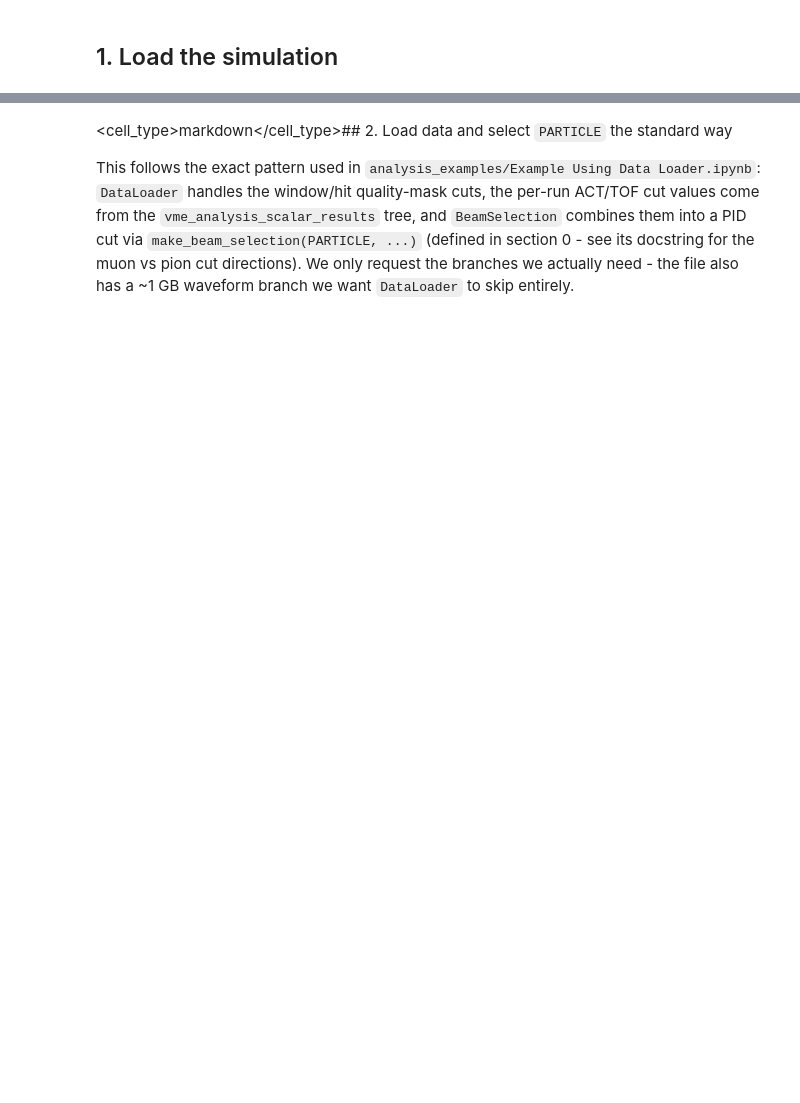
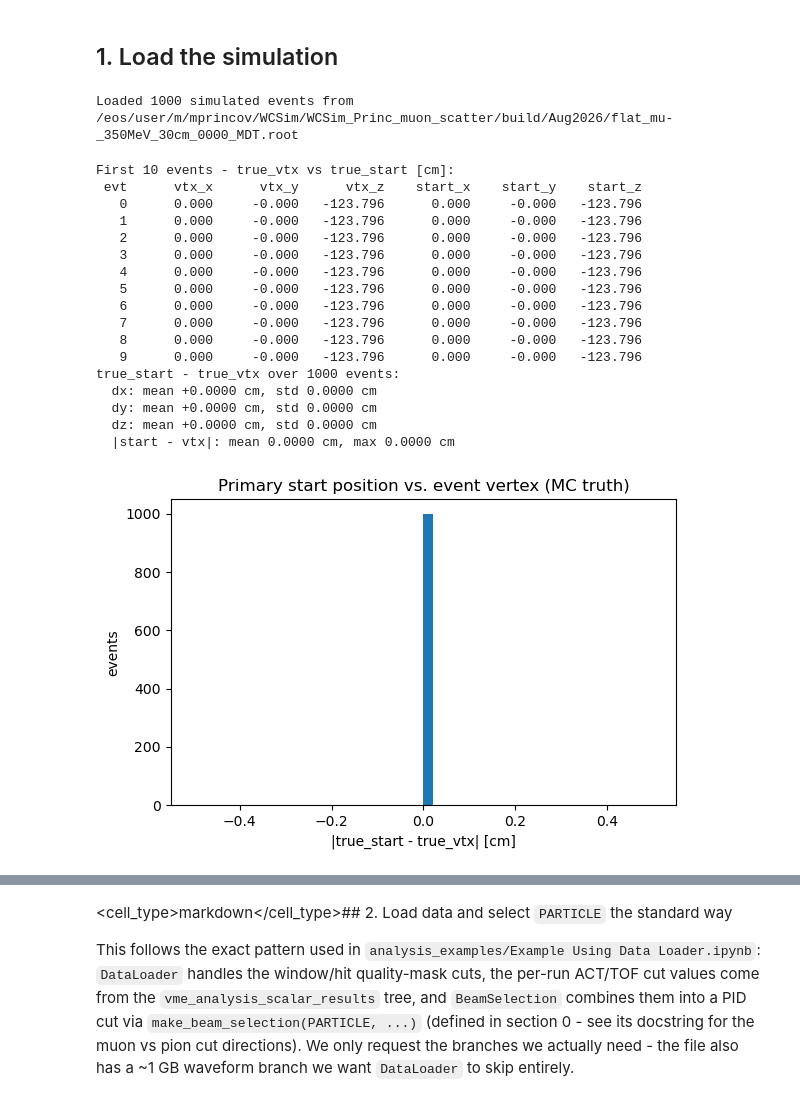
Before and after one commit to Acraplet/WCSim-data-format, a Jupyter notebook: examples/compare_sim_data.ipynb, the cells around one changed output, grey strips where cells are left out. Drawn from its saved outputs; the diff is of its cells as text; code cells hidden in the pictures; blank space fills up the shorter version.

Commit message:
comprasion of vertex and starting position

```diff
--- a/examples/compare_sim_data.ipynb
+++ b/examples/compare_sim_data.ipynb
@@ -37,20 +37,24 @@ from analysis_tools import DataLoader, BeamSelection, print_cherenkov_thresholds
 # Selected identically in the MC (by |true_pdg|) and in data (by the standard
 # BeamSelection ACT/TOF cuts for this species) - see the PARTICLE_PDG /
 # make_beam_selection cell right below for how each species is defined.
-PARTICLE = "pion"   # "muon" | "pion"
+PARTICLE = "muon"   # "muon" | "pion"
 
 # --- file paths: edit these for your own comparison ---
 # WCSim flattened simulation (flatten_wcsim.C output) - pick the file matching PARTICLE
 # SIM_FILE = "/eos/user/a/acraplet/WCSim/data/wcsim_wCDS_pi-_Beam_293MeV_5cm_0000_flat.root"
 #SIM_FILE = "/eos/user/a/acraplet/WCSim/data/wcsim_wCDS_mu-_Beam_318MeV_5cm_0000_MDT_flat.root"
 # SIM_FILE = "/eos/user/a/acraplet/WCSim/data/wcsim_wCDS_pi-_Beam_293MeV_5cm_0000_MDT_flat.root"
-SIM_FILE = "/eos/experiment/wcte/user_data/acraplet/forMarie/WCSimWorkshopData/pi-/pi-_410MeVc_flat.root"
+#SIM_FILE = "/eos/experiment/wcte/user_data/acraplet/forMarie/WCSimWorkshopData/mu-/mu-_410MeVc_flat.root"
+#SIM_FILE = "/eos/user/m/mprincov/WCSim/WCSim_Princ_muon_scatter/build/flat_mu-_350MeV_30cm_0000.root"
+SIM_FILE = "/eos/user/m/mprincov/WCSim/WCSim_Princ_muon_scatter/build/Aug2026/flat_mu-_350MeV_30cm_0000_MDT.root"
 # SIM_FILE = "/eos/user/a/acraplet/WCSim/data/wcsim_wCDS_pi-_Beam_293MeV_5cm_0000_flat.root"
-DATA_FILE = "/eos/user/a/acraplet/WCSim/Analysis/data/WCTE_merged_production_R1419.root"
+
+DATA_FILE = "/eos/experiment/wcte/data/2025_commissioning/processed_offline_data/production_v1_1/1490/WCTE_merged_production_R1490.root"
+# DATA_FILE = "/eos/user/a/acraplet/WCSim/Analysis/data/WCTE_merged_production_R1419.root"
 
 # WCTE_event_display (https://github.com/cookl/WCTE_event_display) - standalone repo,
 # not part of the analysis_tools package, so it needs to be added to sys.path by hand.
-EVENT_DISPLAY_DIR = "/eos/user/a/acraplet/WCTE_event_display"
+EVENT_DISPLAY_DIR = "/eos/user/m/mprincov/WCTE_event_display"
 
 # stop collecting data-side events of the selected species once we have this many -
 # the real data file has ~10^5 windows and a ~1 GB waveform branch we don't need here;
@@ -106,6 +112,58 @@ with uproot.open(SIM_FILE) as f:
     sim = f["hits"].arrays(sim_branches, library="ak")
 
 print(f"Loaded {len(sim)} simulated events from {SIM_FILE}")
+# %% [output]
+Loaded 1000 simulated events from /eos/user/m/mprincov/WCSim/WCSim_Princ_muon_scatter/build/Aug2026/flat_mu-_350MeV_30cm_0000_MDT.root
+# %%
+# --- sanity check: true_vtx_* (event vertex) vs true_start_* (primary track start) ---
+# true_vtx_* comes from trig->GetVtx() (the event's generated interaction vertex),
+# true_start_* from the primary track's own GetStart(). For a normal beam primary
+# these should coincide; a systematic offset or outliers would flag either primaries
+# not generated at the nominal vertex, or a mismatch in flatten_wcsim.C's primary-finding.
+
+dvx = ak.to_numpy(sim["true_start_x"]) - ak.to_numpy(sim["true_vtx_x"])
+dvy = ak.to_numpy(sim["true_start_y"]) - ak.to_numpy(sim["true_vtx_y"])
+dvz = ak.to_numpy(sim["true_start_z"]) - ak.to_numpy(sim["true_vtx_z"])
+dist = np.sqrt(dvx**2 + dvy**2 + dvz**2)
+
+n_show = 10
+print(f"\nFirst {n_show} events - true_vtx vs true_start [cm]:")
+print(f"{'evt':>4} {'vtx_x':>10} {'vtx_y':>10} {'vtx_z':>10} {'start_x':>10} {'start_y':>10} {'start_z':>10}")
+for i in range(min(n_show, len(sim))):
+    print(f"{i:4d} {sim['true_vtx_x'][i]:10.3f} {sim['true_vtx_y'][i]:10.3f} {sim['true_vtx_z'][i]:10.3f} "
+          f"{sim['true_start_x'][i]:10.3f} {sim['true_start_y'][i]:10.3f} {sim['true_start_z'][i]:10.3f}")
+
+print(f"true_start - true_vtx over {len(sim)} events:")
+print(f"  dx: mean {dvx.mean():+.4f} cm, std {dvx.std():.4f} cm")
+print(f"  dy: mean {dvy.mean():+.4f} cm, std {dvy.std():.4f} cm")
+print(f"  dz: mean {dvz.mean():+.4f} cm, std {dvz.std():.4f} cm")
+print(f"  |start - vtx|: mean {dist.mean():.4f} cm, max {dist.max():.4f} cm")
+
+fig, ax = plt.subplots(figsize=(6, 4))
+ax.hist(dist, bins=50)
+ax.set_xlabel("|true_start - true_vtx| [cm]")
+ax.set_ylabel("events")
+ax.set_title("Primary start position vs. event vertex (MC truth)")
+fig.tight_layout()
+# %% [output]
+First 10 events - true_vtx vs true_start [cm]:
+ evt      vtx_x      vtx_y      vtx_z    start_x    start_y    start_z
+   0      0.000     -0.000   -123.796      0.000     -0.000   -123.796
+   1      0.000     -0.000   -123.796      0.000     -0.000   -123.796
+   2      0.000     -0.000   -123.796      0.000     -0.000   -123.796
+   3      0.000     -0.000   -123.796      0.000     -0.000   -123.796
+   4      0.000     -0.000   -123.796      0.000     -0.000   -123.796
+   5      0.000     -0.000   -123.796      0.000     -0.000   -123.796
+   6      0.000     -0.000   -123.796      0.000     -0.000   -123.796
+   7      0.000     -0.000   -123.796      0.000     -0.000   -123.796
+   8      0.000     -0.000   -123.796      0.000     -0.000   -123.796
+   9      0.000     -0.000   -123.796      0.000     -0.000   -123.796
+true_start - true_vtx over 1000 events:
+  dx: mean +0.0000 cm, std 0.0000 cm
+  dy: mean +0.0000 cm, std 0.0000 cm
+  dz: mean +0.0000 cm, std 0.0000 cm
+  |start - vtx|: mean 0.0000 cm, max 0.0000 cm
+[figure, added]
 # %%
 # --- all interaction modes in the simulated sample ---------------------------------
 # flatten_wcsim.C records the primary's fate in `stop_process` (the discrete process
```
Also changed, not shown: parts of 14 cells of this notebook.
